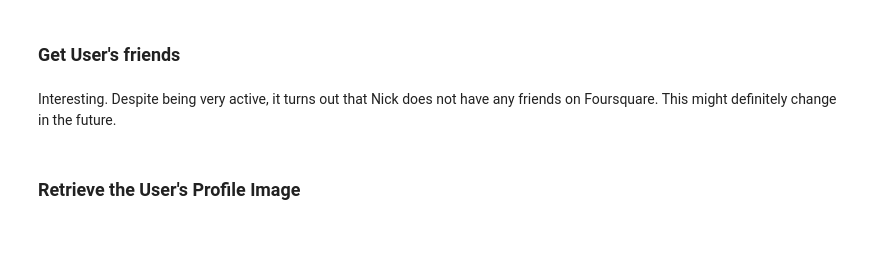
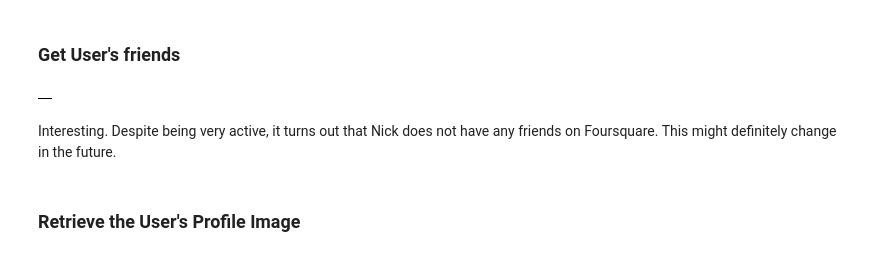
Before and after one commit to andyocnz/Coursera_Capstone, a Jupyter notebook: DP0701EN-2-2-1-Foursquare-API-py-v1.0.ipynb, the cells around one changed output. Drawn from its saved outputs; the diff is of its cells as text; code cells hidden in the pictures.

```diff
--- a/DP0701EN-2-2-1-Foursquare-API-py-v1.0.ipynb
+++ b/DP0701EN-2-2-1-Foursquare-API-py-v1.0.ipynb
@@ -393,8 +376,9 @@ Now remember that because we are using a personal developer account, then we can
 ### Define URL, send GET request and display features associated with user
 # %%
 user_id = '484542633' # user ID with most agree counts and complete profile
+ACCESS_TOKEN = 'UXHP3RLZ45AXB1FDZS0LAP1002XNT43ZTQEIAZVFDUU0ZB3U'
 
-url = 'https://api.foursquare.com/v2/users/{}?client_id={}&client_secret={}&v={}'.format(user_id, CLIENT_ID, CLIENT_SECRET, VERSION) # define URL
+url = 'https://api.foursquare.com/v2/users/{}?client_id={}&client_secret={}&oauth_token={}&v={}'.format(user_id, CLIENT_ID, CLIENT_SECRET, ACCESS_TOKEN, VERSION) # define URL
 
 # send GET request
 results = requests.get(url).json()
@@ -450,8 +460,10 @@ print(result['response']['tip']['venue']['location'])
 # %% [markdown]
 ### Get User's friends
 # %%
-user_friends = json_normalize(user_data['friends']['groups'][0]['items'])
+user_friends = pd.json_normalize(user_data['friends']['groups'][0]['items'])
 user_friends
+# %% [output]
+|  |
 # %% [markdown]
 Interesting. Despite being very active, it turns out that Nick does not have any friends on Foursquare. This might definitely change in the future.
 # %% [markdown]
```
Also changed, not shown: parts of 22 cells of this notebook.
